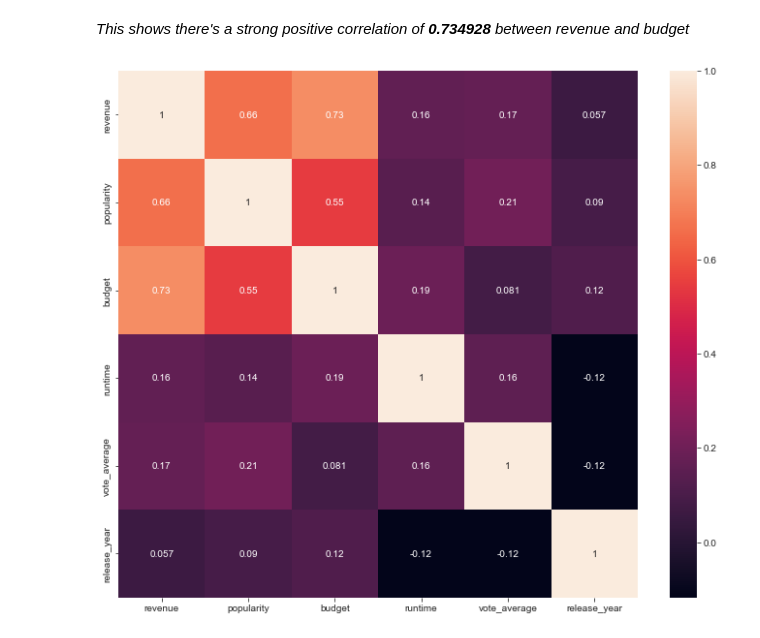
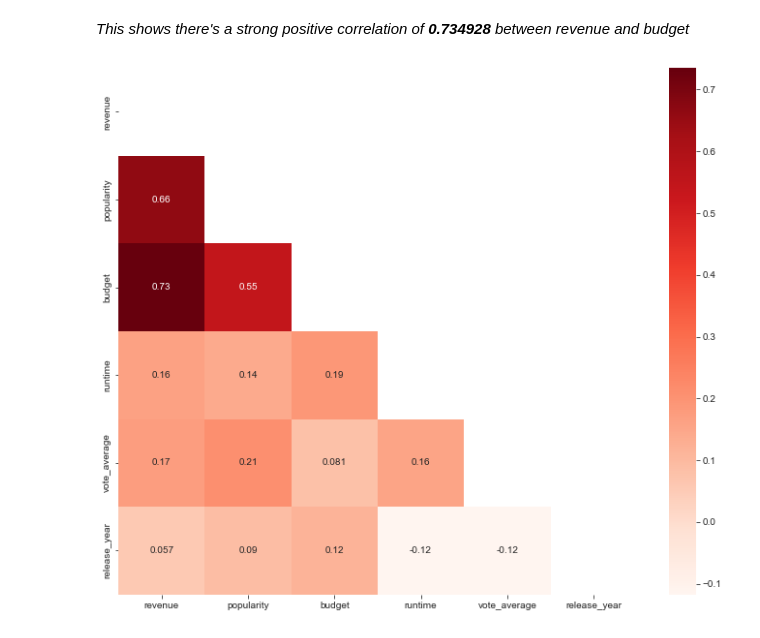
Before and after one commit to Placidus-Ali/intermediate_projects, a Jupyter notebook: week4/project1.ipynb, the cells around one changed output. Saved outputs shown, nothing was run; the diff lists cells and outputs as text; code cells hidden in the pictures.

```diff
--- a/week4/project1.ipynb
+++ b/week4/project1.ipynb
@@ -348,6 +331,11 @@ plt.legend(bbox_to_anchor=(1.05, 1), loc='upper left', borderaxespad=0.); # used
 # %%
 # plotting a heatmap
 fig = plt.figure(figsize =(12, 10))
-sns.heatmap(info_rev.corr(), annot =True);
+
+# Getting the Upper Triangle of the co-relation matrix
+matrix = np.triu(info_rev.corr())
+
+#Plotting the heatmap
+sns.heatmap(info_rev.corr(), annot =True,  mask =matrix, cmap="Reds");
 # %% [output]
-[figure, old version]
+[figure, new version]
```
Also changed, not shown: parts of 8 cells of this notebook, 3 other files.
